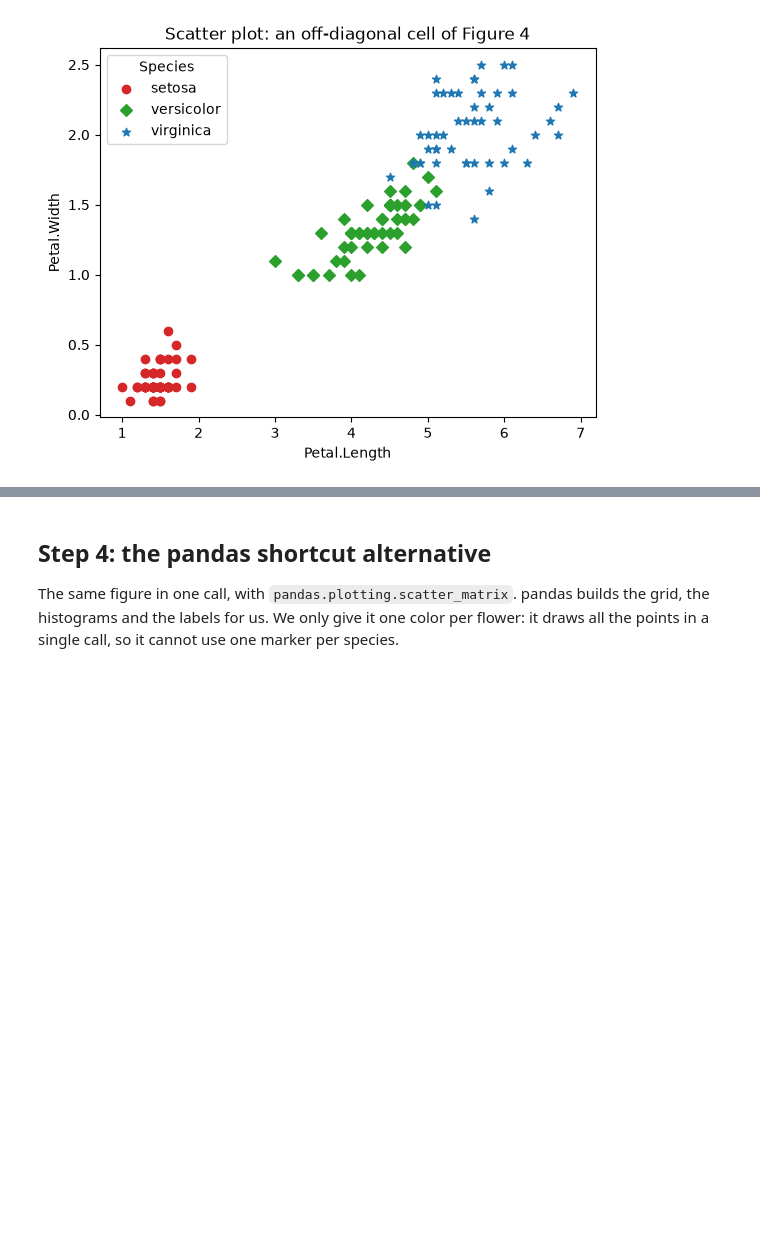
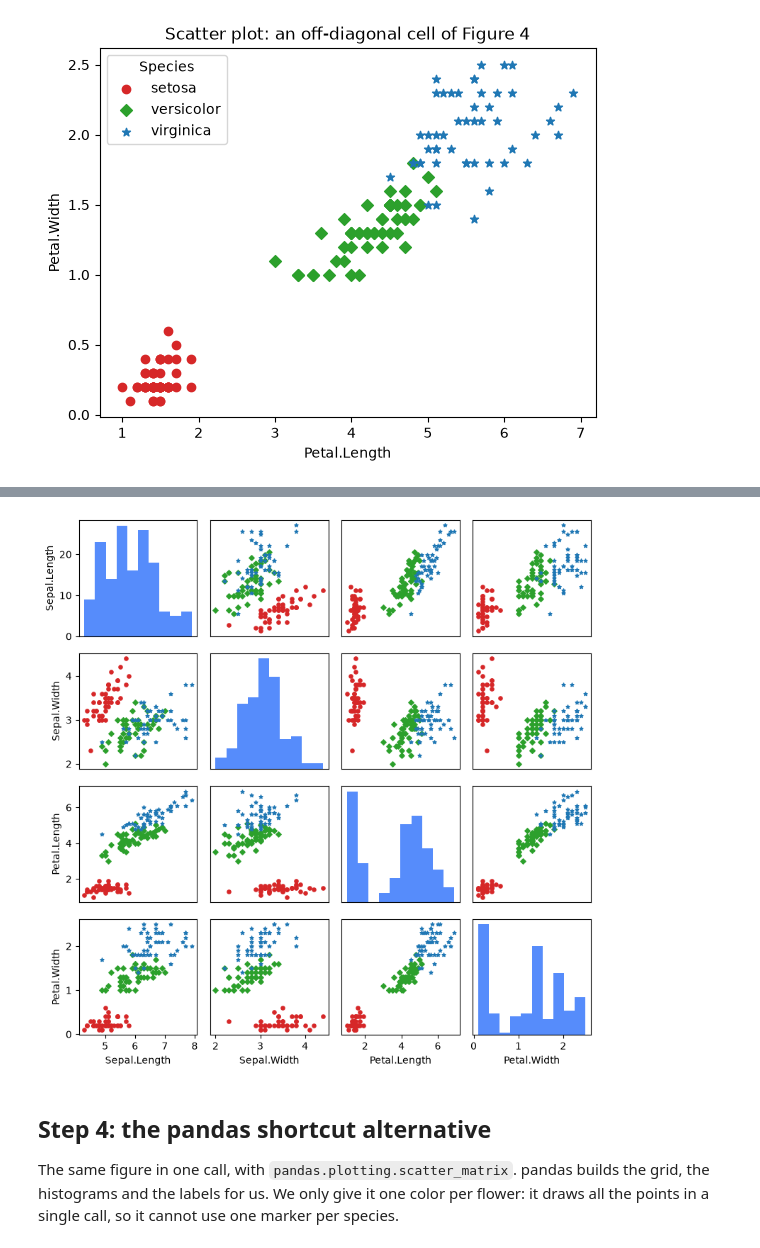
Before and after one commit to NoeBerdoz/FTP_MachLe, a Jupyter notebook: PW1/pw1.ipynb, the cells around one changed output, grey strips where cells are left out. Drawn from its saved outputs; the diff is of its cells as text; code cells hidden in the pictures; blank space fills up the shorter version.

```diff
--- a/PW1/pw1.ipynb
+++ b/PW1/pw1.ipynb
@@ -170,3 +111,43 @@ plt.show()
+# %%
+n = len(FEATURES)
+
+fig, axes = plt.subplots(n, n, figsize=(8, 8))
+
+for row, y_feat in enumerate(FEATURES):
+    for col, x_feat in enumerate(FEATURES):
+        ax = axes[row, col]
+
+        # Diagonal: histogram of the single feature
+        if row == col:
+            ax.hist(iris[x_feat], bins=10)
+        # Off-diagonal: scatter plot colored by species
+        else:
+            for species, style in STYLE.items():
+                subset = iris[iris["Species"] == species]
+                ax.scatter(
+                    subset[x_feat],
+                    subset[y_feat],
+                    s=14,
+                    color=style["color"],
+                    marker=style["marker"],
+                )
+
+        # Y-axis: label on the left border, remove inner ticks
+        if col == 0:
+            ax.set_ylabel(y_feat)
+        else:
+            ax.tick_params(left=False, labelleft=False)
+
+        # X-axis: label on the bottom border, remove inner ticks
+        if row == n - 1:
+            ax.set_xlabel(x_feat)
+        else:
+            ax.tick_params(bottom=False, labelbottom=False)
+
+plt.tight_layout()
+plt.show()
+# %% [output]
+[figure, added]
 # %% [markdown]
 ## Step 4: the pandas shortcut alternative
 
```
Also changed, not shown: parts of 10 cells of this notebook.
